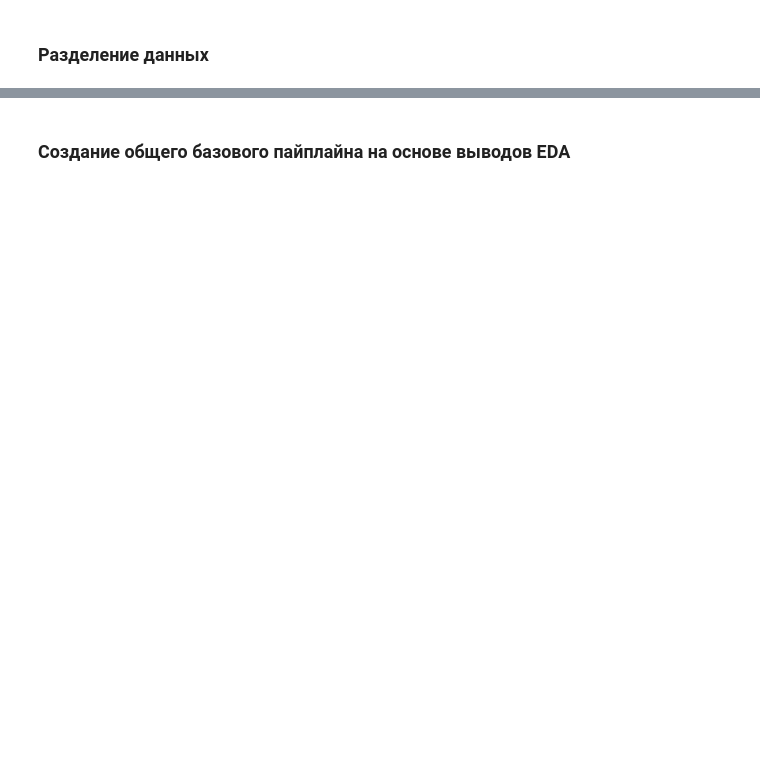
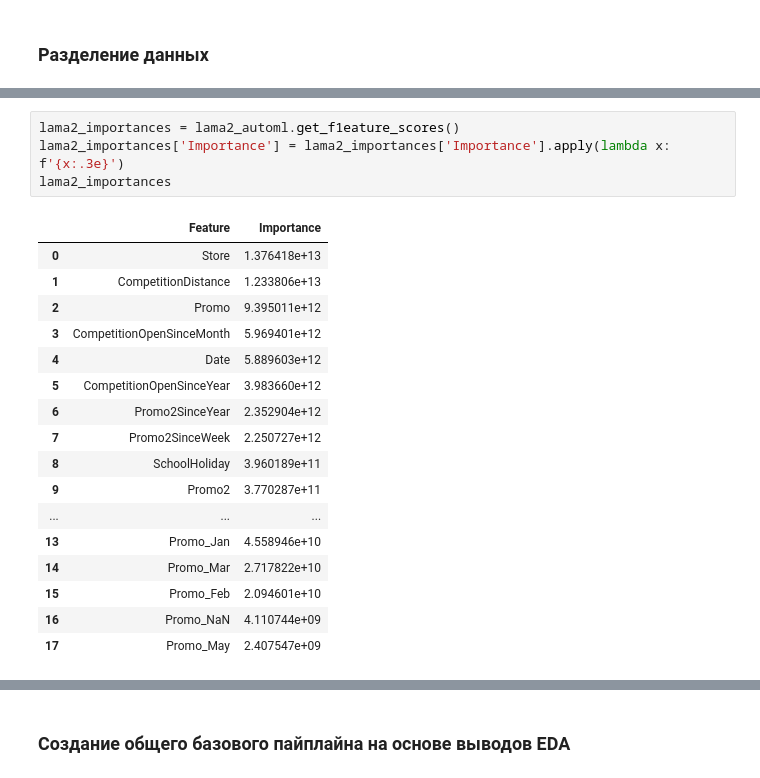
Before and after one commit to WpythonW/AutoML-rossmann, a Jupyter notebook: eda.ipynb, the cells around one changed output, grey strips where cells are left out. Cells and saved outputs as stored; diff of their text form; blank space fills up the shorter version.

```diff
--- a/eda.ipynb
+++ b/eda.ipynb
@@ -1341,0 +1730,22 @@ X_train
+# %%
+lama2_importances = lama2_automl.get_f1eature_scores()
+lama2_importances['Importance'] = lama2_importances['Importance'].apply(lambda x: f'{x:.3e}')
+lama2_importances
+# %% [output]
+|  | Feature | Importance |
+| 0 | Store | 1.376418e+13 |
+| 1 | CompetitionDistance | 1.233806e+13 |
+| 2 | Promo | 9.395011e+12 |
+| 3 | CompetitionOpenSinceMonth | 5.969401e+12 |
+| 4 | Date | 5.889603e+12 |
+| 5 | CompetitionOpenSinceYear | 3.983660e+12 |
+| 6 | Promo2SinceYear | 2.352904e+12 |
+| 7 | Promo2SinceWeek | 2.250727e+12 |
+| 8 | SchoolHoliday | 3.960189e+11 |
+| 9 | Promo2 | 3.770287e+11 |
+| ... | ... | ... |
+| 13 | Promo_Jan | 4.558946e+10 |
+| 14 | Promo_Mar | 2.717822e+10 |
+| 15 | Promo_Feb | 2.094601e+10 |
+| 16 | Promo_NaN | 4.110744e+09 |
+| 17 | Promo_May | 2.407547e+09 |
```
Also changed, not shown: parts of 35 cells of this notebook, 4 other files.
